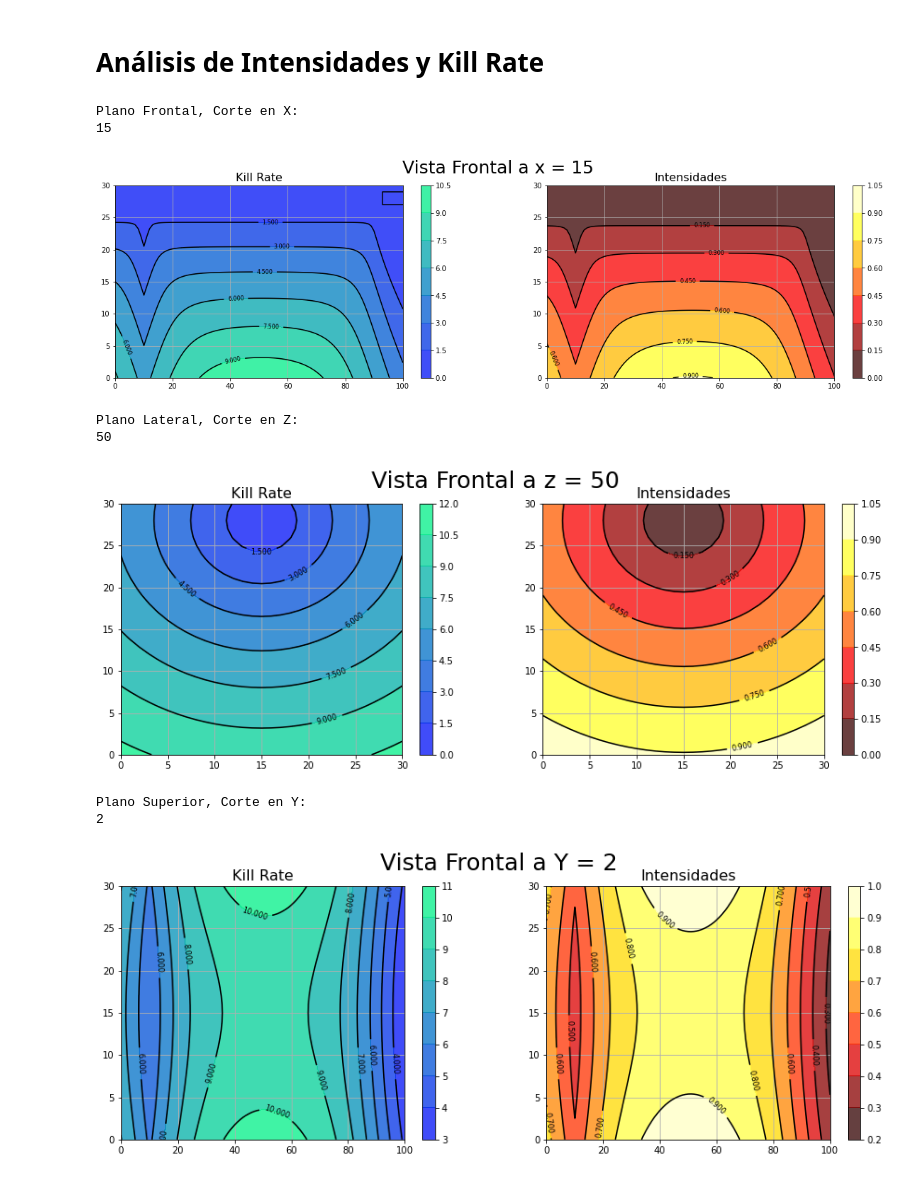
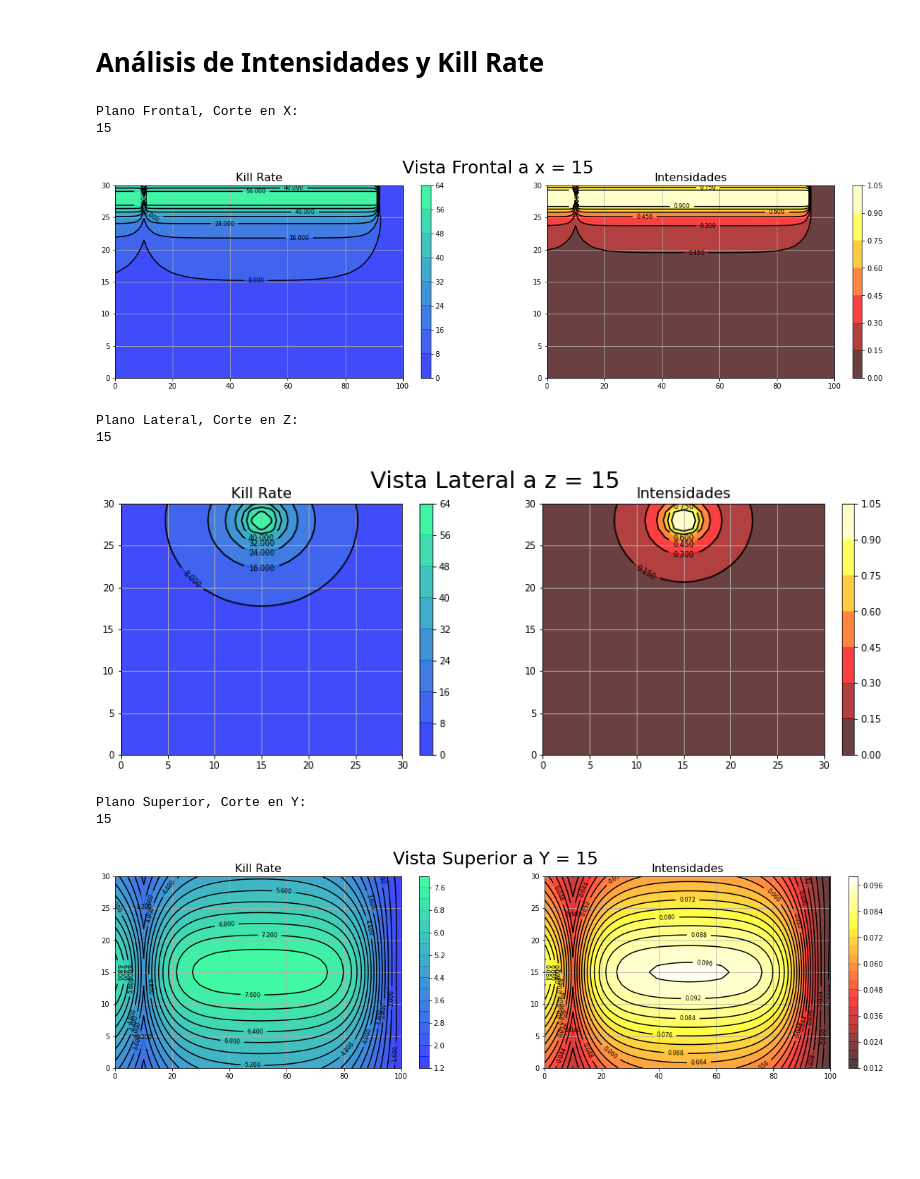
Before and after one commit to santiago-crypto/uvcgi, a Jupyter notebook: UVCGI.ipynb, the cells around one changed output. Saved outputs shown, nothing was run; the diff lists cells and outputs as text; code cells hidden in the pictures; blank space fills up the shorter version.

```diff
--- a/UVCGI.ipynb
+++ b/UVCGI.ipynb
@@ -75,7 +75,7 @@ radio=float(input())
 print('Longitud de arco de la lámpara en cm')
 long_lamp=float(input())
 #Intensidad Superficial en microW/cm2
-print('Intensidad Superficial en microW/cm2')
+print('Rating de la lamp 1 metro en microW/cm2')
 intensidad_sup=int(input())
 
 
@@ -170,11 +170,11 @@ def intensBey(IS,arcl,r,x,db):
 def intensidad_directa():
     for i in range(len(distaxis)):
         if distaxis[i]<long_lamp:
-           tempsum=intensidad(intensidad_sup,long_lamp,radio,dist[i],distaxis[i])
+           tempsum=intensidad(IS[i],long_lamp,radio,dist[i],distaxis[i])
                 #entradas: IS, arcl,r,x,h
         else:
             db=distaxis[i]-long_lamp
-            tempsum=intensBey(intensidad_sup,long_lamp, radio,dist[i],db)
+            tempsum=intensBey(IS[i],long_lamp, radio,dist[i],db)
         DirectField.append(tempsum)
 
 def promedio():
@@ -186,12 +186,23 @@ def promedio():
 
 setup()                           #crea las coordenadas del sistema
 distancias()                      #calcula las distancias al eje para cada coordenada
+
+#Calculamos una Intensidad a cada superficie
+
+IS=[]
+
+for i in dist:
+    b=i
+    if i<=radio:
+        b=radio+0.0001
+    IS.append(intensidad_sup*(100/b)**2)
+
 distancia_axis()                  #calcula la distancia en el eje para cada coordenada
 intensidad_directa()              #Calcula el campo de intensidades directa para cada coordenada
 print('Promedio de intensidad: '+str(round(promedio())))
 
 #Para poder mostrar en unidades relativas, normalizamos el vector DirectField
-DirectField1=np.divide(DirectField,max(DirectField))
+DirectField1=np.divide(100*DirectField,max(DirectField))
 # %% [output]
 Ancho en cm 'x'
 30
@@ -276,7 +287,7 @@ plt.grid()
 # %% [output]
 Plano Frontal, Corte en X:
 15
-[figure, old version]
+[figure, new version]
 # %%
 #Para una vista lateral Z es un plano constante
 #el valor x e y siguen siendo iguales
@@ -298,7 +309,7 @@ Z=np.reshape(Z,(xend+1,yend+1))
 Z1=np.reshape(Z1,(xend+1,yend+1))
 
 a=plt.figure(figsize=(15,5))
-a.suptitle('Vista Frontal a z = '+str(planoz), fontsize=25)
+a.suptitle('Vista Lateral a z = '+str(planoz), fontsize=25)
 
 plt.subplot(1,2,1)
 h = plt.contourf(X,Y,Z, 7, alpha=.75, cmap=plt.cm.winter)
@@ -318,8 +329,8 @@ plt.title('Intensidades',fontsize=16)
 plt.grid()
 # %% [output]
 Plano Lateral, Corte en Z:
-50
+15
-[figure, old version]
+[figure, new version]
 # %%
 #Para una vista Superior, Y es un plano constante
 #x es z
@@ -332,38 +343,38 @@ Z=[]
 Z1=[]
 
 for n in range(len(coord)):
     i,j,k = coord[n]
     if (j==planoy):
         Z.append(RateKill[n])
         Z1.append(DirectField1[n])
 
 X=np.arange(0,zend+1,1)
 Y=np.arange(0,xend+1,1)
 Z=np.reshape(Z,(xend+1,zend+1))
 Z1=np.reshape(Z1,(xend+1,zend+1))
 
 
 
-a=plt.figure(figsize=(15,5))
-a.suptitle('Vista Frontal a Y = '+str(planoy), fontsize=25)
+a=plt.figure(figsize=(20,5))
+a.suptitle('Vista Superior a Y = '+str(planoy), fontsize=25)
 
 plt.subplot(1,2,1)
-h = plt.contourf(X,Y,Z, 7, alpha=.75, cmap=plt.cm.winter)
+h = plt.contourf(X,Y,Z, 20, alpha=.75, cmap=plt.cm.winter)
 plt.colorbar()
-contours = plt.contour(X, Y, Z,7, colors='black')
+contours = plt.contour(X, Y, Z,20, colors='black')
 plt.clabel(contours, inline=True, fontsize=8)
 plt.title('Kill Rate',fontsize=16)
 plt.grid()
 
 
 plt.subplot(1,2,2)
-h = plt.contourf(X,Y,Z1, 7, alpha=.75, cmap=plt.cm.hot)
+h = plt.contourf(X,Y,Z1, 20, alpha=.75, cmap=plt.cm.hot)
 plt.colorbar()
-contours = plt.contour(X, Y, Z1, 7, colors='black')
+contours = plt.contour(X, Y, Z1, 20, colors='black')
 plt.clabel(contours, inline=True, fontsize=8)
 plt.title('Intensidades',fontsize=16)
 plt.grid()
 # %% [output]
 Plano Superior, Corte en Y:
-2
+15
-[figure, old version]
+[figure, new version]
```
Also changed, not shown: parts of 2 cells of this notebook, 1 other file.
